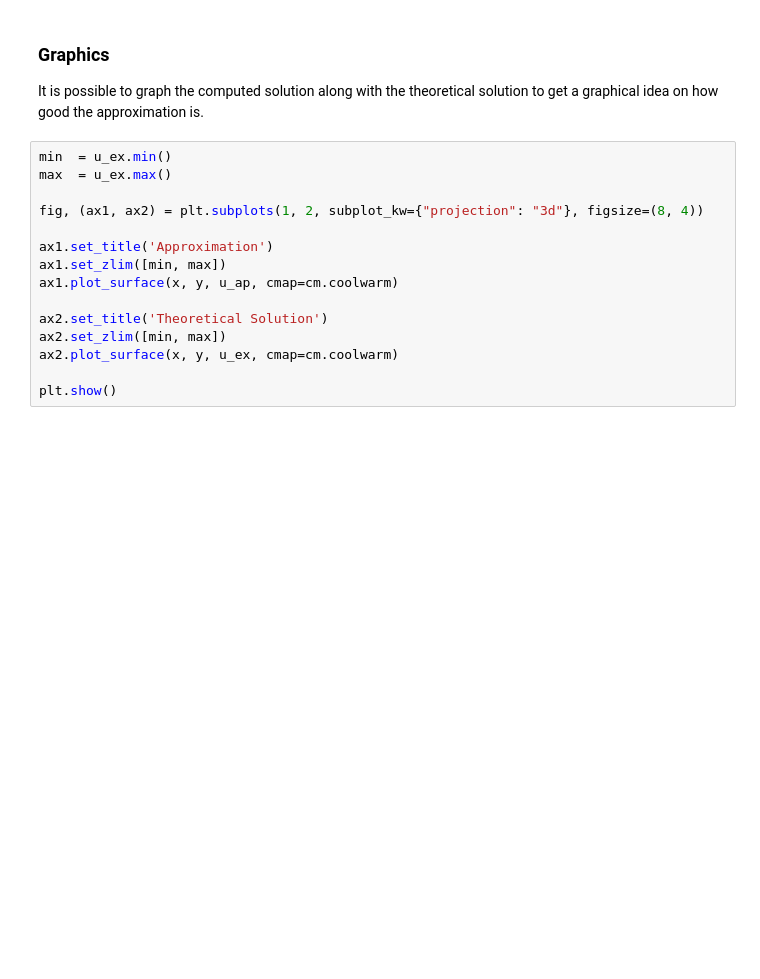
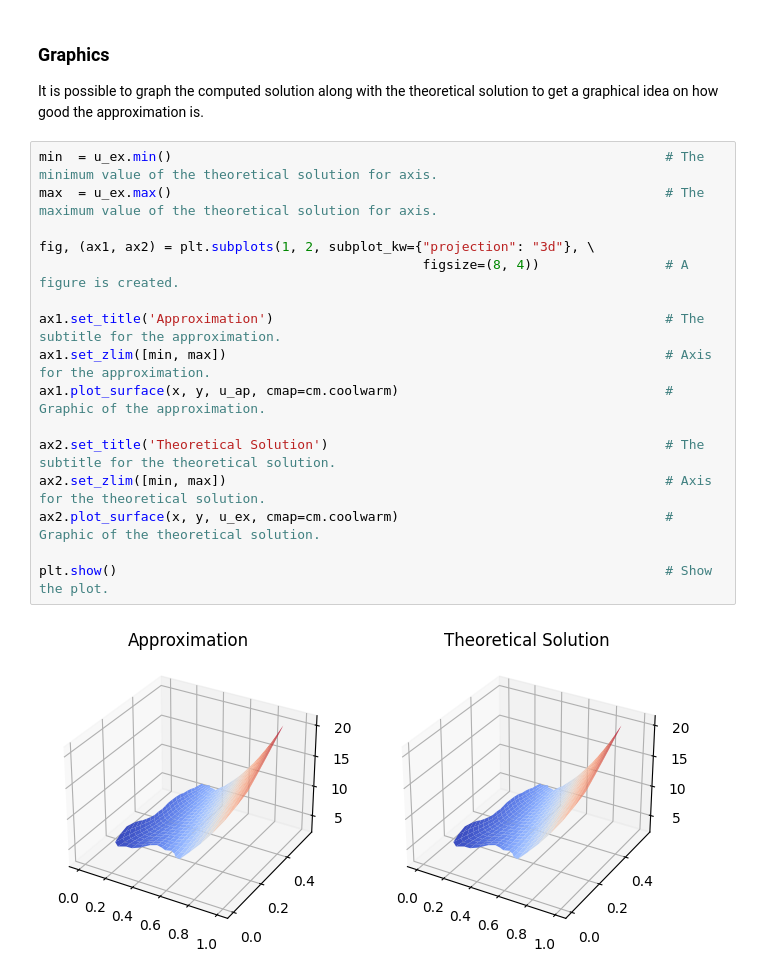
Before and after one commit to gstinoco/GFD-Poisson, a Jupyter notebook: Poisson_2D.ipynb, the cells around one changed output. Cells and saved outputs as stored; diff of their text form; blank space fills up the shorter version.

```diff
--- a/Poisson_2D.ipynb
+++ b/Poisson_2D.ipynb
@@ -172,17 +172,20 @@ The mean square error in the mesh is:  0.002723586345478777
 ### Graphics
 It is possible to graph the computed solution along with the theoretical solution to get a graphical idea on how good the approximation is.
 # %%
-min  = u_ex.min()
-max  = u_ex.max()
+min  = u_ex.min()                                                               # The minimum value of the theoretical solution for axis.
+max  = u_ex.max()                                                               # The maximum value of the theoretical solution for axis.
 
-fig, (ax1, ax2) = plt.subplots(1, 2, subplot_kw={"projection": "3d"}, figsize=(8, 4))
+fig, (ax1, ax2) = plt.subplots(1, 2, subplot_kw={"projection": "3d"}, \
+                                                 figsize=(8, 4))                # A figure is created.
 
-ax1.set_title('Approximation')
-ax1.set_zlim([min, max])
-ax1.plot_surface(x, y, u_ap, cmap=cm.coolwarm)
+ax1.set_title('Approximation')                                                  # The subtitle for the approximation.
+ax1.set_zlim([min, max])                                                        # Axis for the approximation.
+ax1.plot_surface(x, y, u_ap, cmap=cm.coolwarm)                                  # Graphic of the approximation.
 
-ax2.set_title('Theoretical Solution')
-ax2.set_zlim([min, max])
-ax2.plot_surface(x, y, u_ex, cmap=cm.coolwarm)
+ax2.set_title('Theoretical Solution')                                           # The subtitle for the theoretical solution.
+ax2.set_zlim([min, max])                                                        # Axis for the theoretical solution.
+ax2.plot_surface(x, y, u_ex, cmap=cm.coolwarm)                                  # Graphic of the theoretical solution.
 
-plt.show()
+plt.show()                                                                      # Show the plot.
+# %% [output]
+[figure, added]
```
